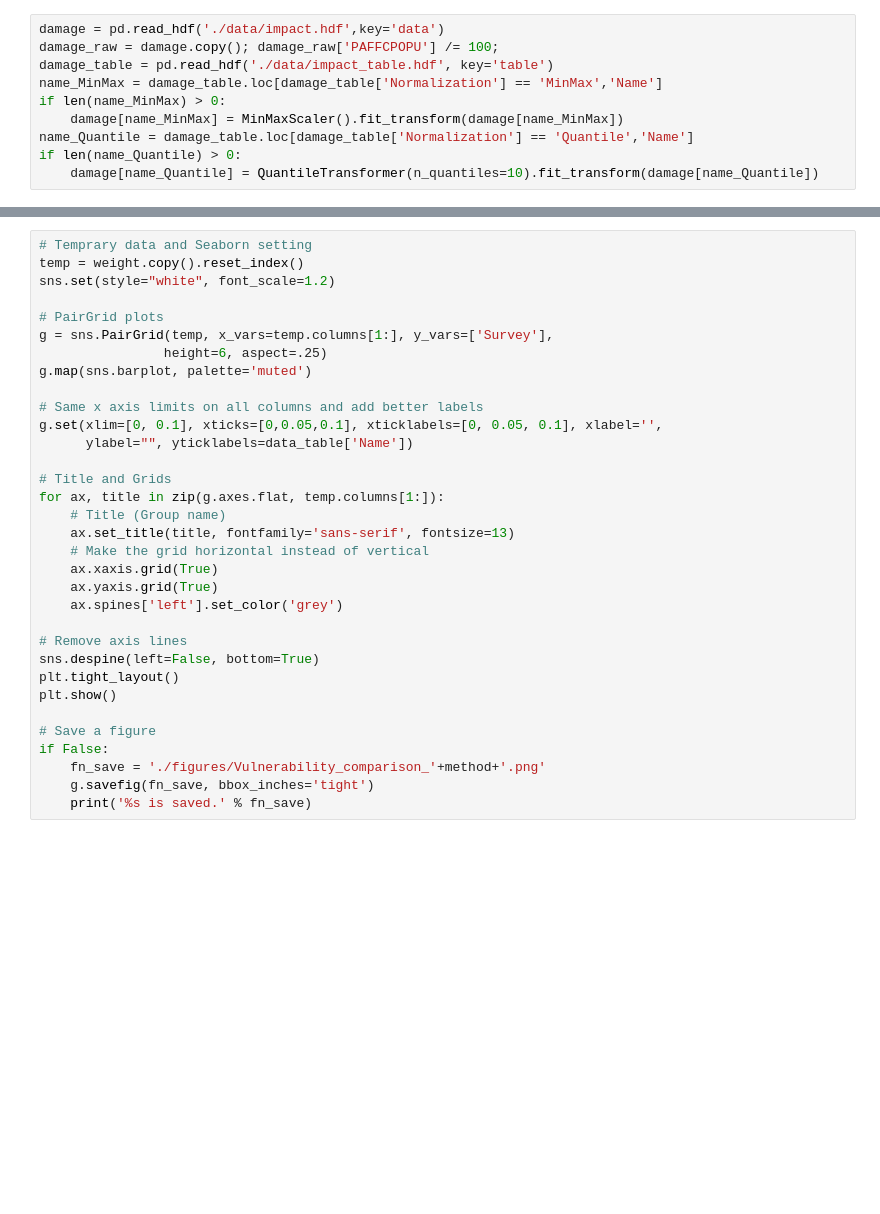
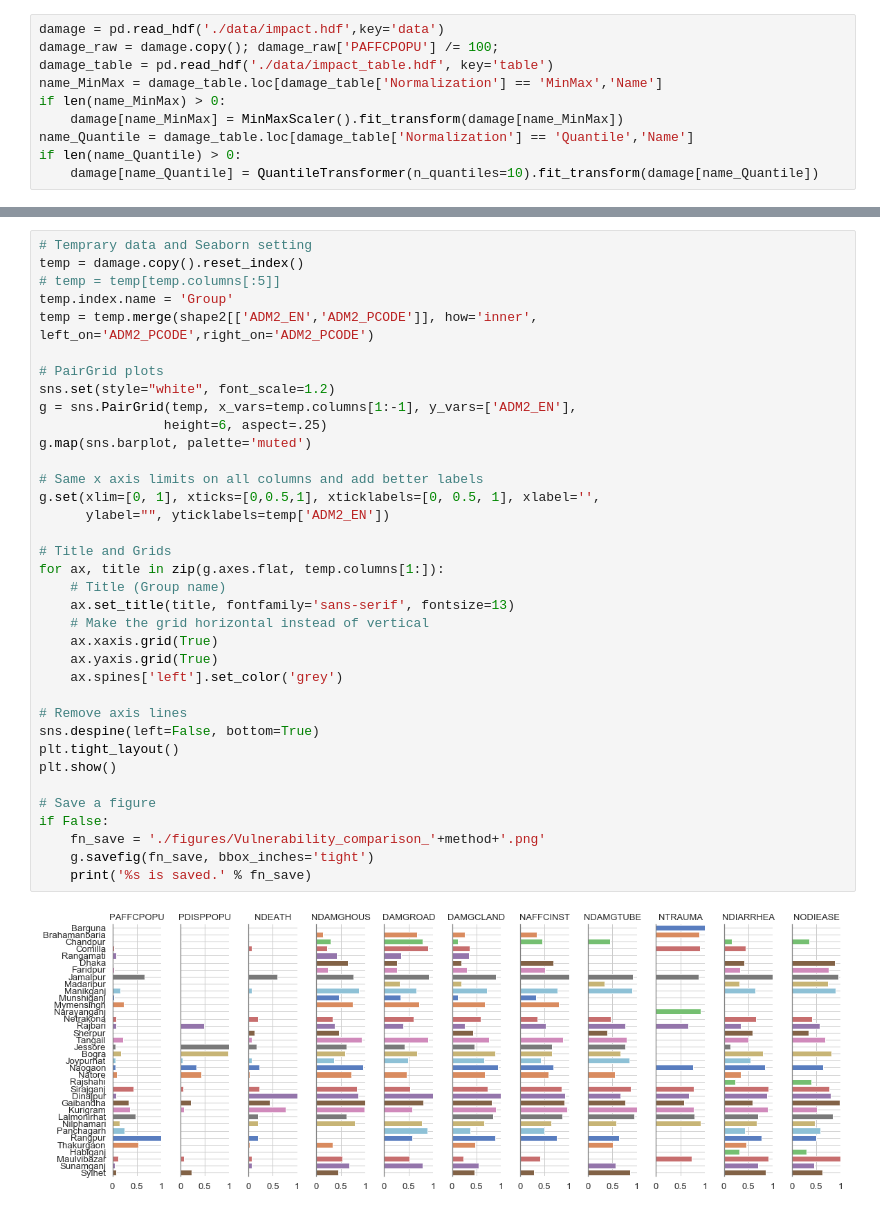
Before and after one commit to gnodnooh/VulnRiskImpact-BGD, a Jupyter notebook: FVI_Assessment2.ipynb, the cells around one changed output, grey strips where cells are left out. Drawn from its saved outputs; the diff is of its cells as text; blank space fills up the shorter version.

```diff
--- a/FVI_Assessment2.ipynb
+++ b/FVI_Assessment2.ipynb
@@ -204,33 +281,38 @@ if len(name_Quantile) > 0:
 # %%
 # Temprary data and Seaborn setting
-temp = weight.copy().reset_index()
-sns.set(style="white", font_scale=1.2)
+temp = damage.copy().reset_index()
+# temp = temp[temp.columns[:5]]
+temp.index.name = 'Group'
+temp = temp.merge(shape2[['ADM2_EN','ADM2_PCODE']], how='inner', left_on='ADM2_PCODE',right_on='ADM2_PCODE')
 
 # PairGrid plots
-g = sns.PairGrid(temp, x_vars=temp.columns[1:], y_vars=['Survey'],
+sns.set(style="white", font_scale=1.2)
+g = sns.PairGrid(temp, x_vars=temp.columns[1:-1], y_vars=['ADM2_EN'],
                 height=6, aspect=.25)
 g.map(sns.barplot, palette='muted')
 
 # Same x axis limits on all columns and add better labels
-g.set(xlim=[0, 0.1], xticks=[0,0.05,0.1], xticklabels=[0, 0.05, 0.1], xlabel='',
-      ylabel="", yticklabels=data_table['Name'])
+g.set(xlim=[0, 1], xticks=[0,0.5,1], xticklabels=[0, 0.5, 1], xlabel='',
+      ylabel="", yticklabels=temp['ADM2_EN'])
 
 # Title and Grids
 for ax, title in zip(g.axes.flat, temp.columns[1:]):
     # Title (Group name)
     ax.set_title(title, fontfamily='sans-serif', fontsize=13)
     # Make the grid horizontal instead of vertical
     ax.xaxis.grid(True)
     ax.yaxis.grid(True)
     ax.spines['left'].set_color('grey')
 
 # Remove axis lines
 sns.despine(left=False, bottom=True)
 plt.tight_layout()
 plt.show()
 
 # Save a figure
 if False:
     fn_save = './figures/Vulnerability_comparison_'+method+'.png'
     g.savefig(fn_save, bbox_inches='tight')
     print('%s is saved.' % fn_save)
+# %% [output]
+[figure, added]
```
Also changed, not shown: parts of 8 cells of this notebook.
